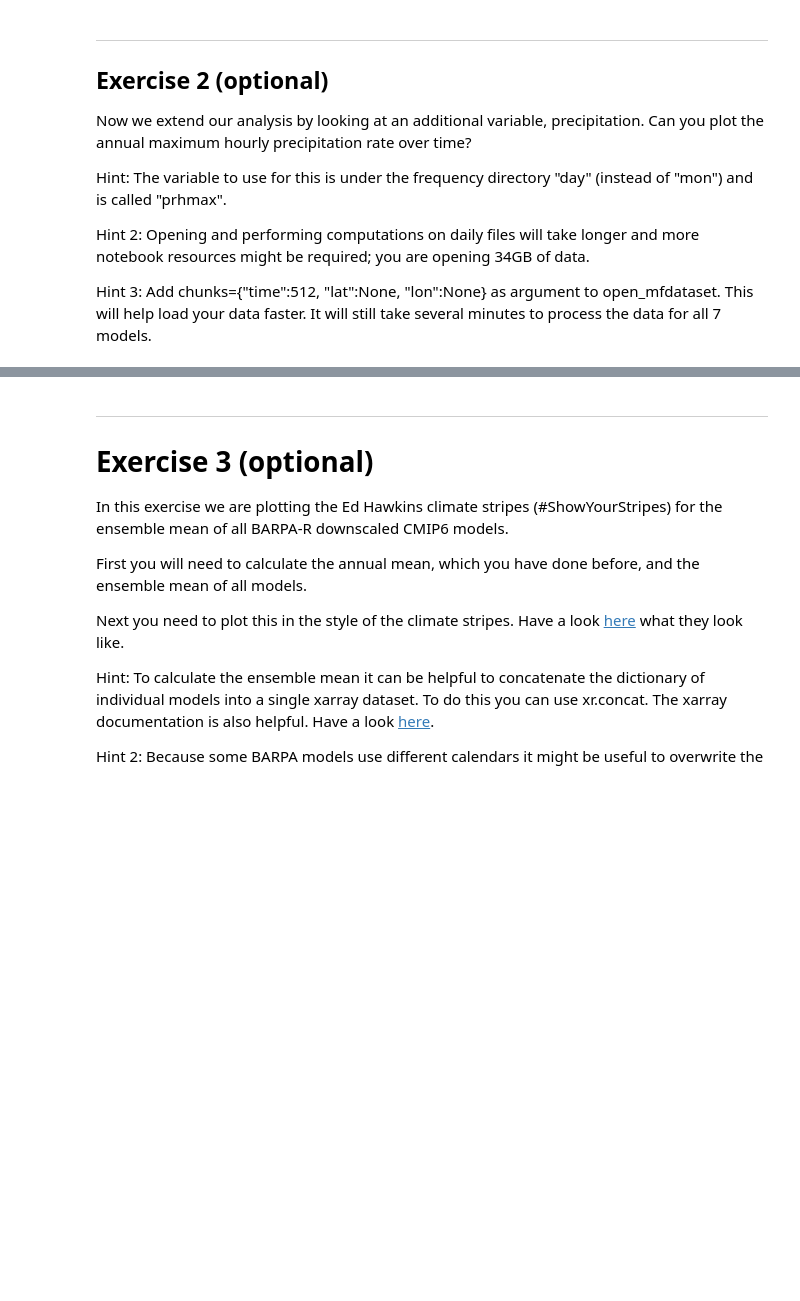
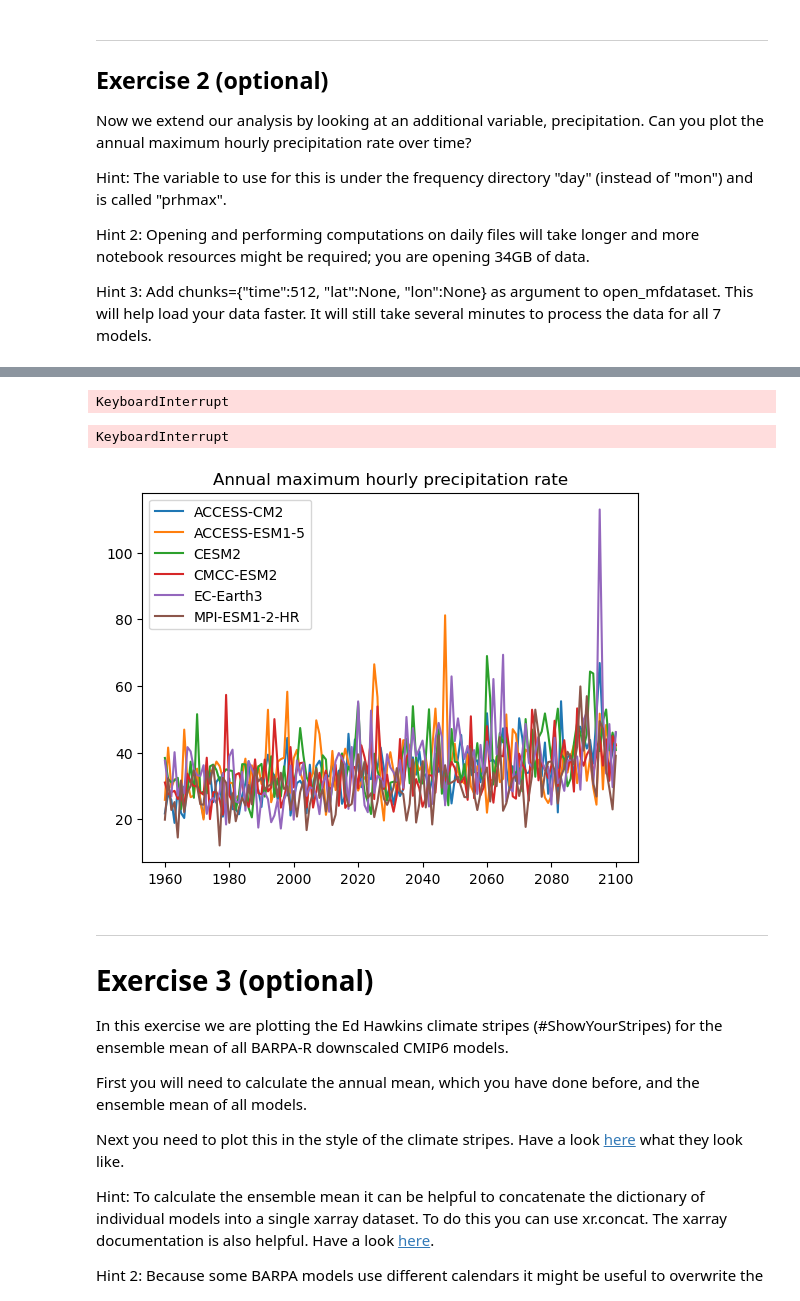
Before and after one commit to joshuatorrance/barpa-barra2-amos2024, a Jupyter notebook: 3_casestudy_barpa_annual_mean_solution.ipynb, the cells around one changed output, grey strips where cells are left out. Drawn from its saved outputs; the diff is of its cells as text; code cells hidden in the pictures; blank space fills up the shorter version.

```diff
--- a/3_casestudy_barpa_annual_mean_solution.ipynb
+++ b/3_casestudy_barpa_annual_mean_solution.ipynb
@@ -175,14 +240,29 @@ for model in model_list:
+# %%
+dict_da_prhmax_model = dict_da_tas_model
 # %%
 # !!! REMOVE FOR EXERCISE !!!
 dict_da_prhmax_model_mn = {}
 for model in model_list:
-    dict_da_prhmax_model_mn[model] = dict_da_prhmax_model[model].max(["lat", "lon"]).resample({"time":"1Y"}).max().compute()
+    print(model)
+    dict_da_prhmax_model_mn[model] = dict_da_prhmax_model[model].sel(lon=slice(150,151),
+                                                                     lat=slice(-34,-33))
+    dict_da_prhmax_model_mn[model] = dict_da_prhmax_model_mn[model].max(["lat", "lon"])
+    dict_da_prhmax_model_mn[model] = dict_da_prhmax_model_mn[model].resample({"time":"1Y"})
+    dict_da_prhmax_model_mn[model] = dict_da_prhmax_model_mn[model].max().compute()
+# %% [output]
+KeyboardInterrupt
+# %%
+dict_da_prhmax_model_mn[model] = dict_da_prhmax_model_mn[model].max().compute()
+# %% [output]
+KeyboardInterrupt
 # %%
 # !!! REMOVE FOR EXERCISE !!!
-for model in model_list:
-    plt.plot(dict_da_prhmax_model_mn[model]["time"].dt.year, dict_da_prhmax_model_mn[model], label=model)
+for model in model_list[:-1]:
+    plt.plot(dict_da_prhmax_model_mn[model]["time"].dt.year, 3600*dict_da_prhmax_model_mn[model], label=model)
     plt.legend()
     plt.title("Annual maximum hourly precipitation rate")
+# %% [output]
+[figure, added]
 # %% [markdown]
 ***
 # Exercise 3 (optional)
```
Also changed, not shown: parts of 20 cells of this notebook, 2 other files.
